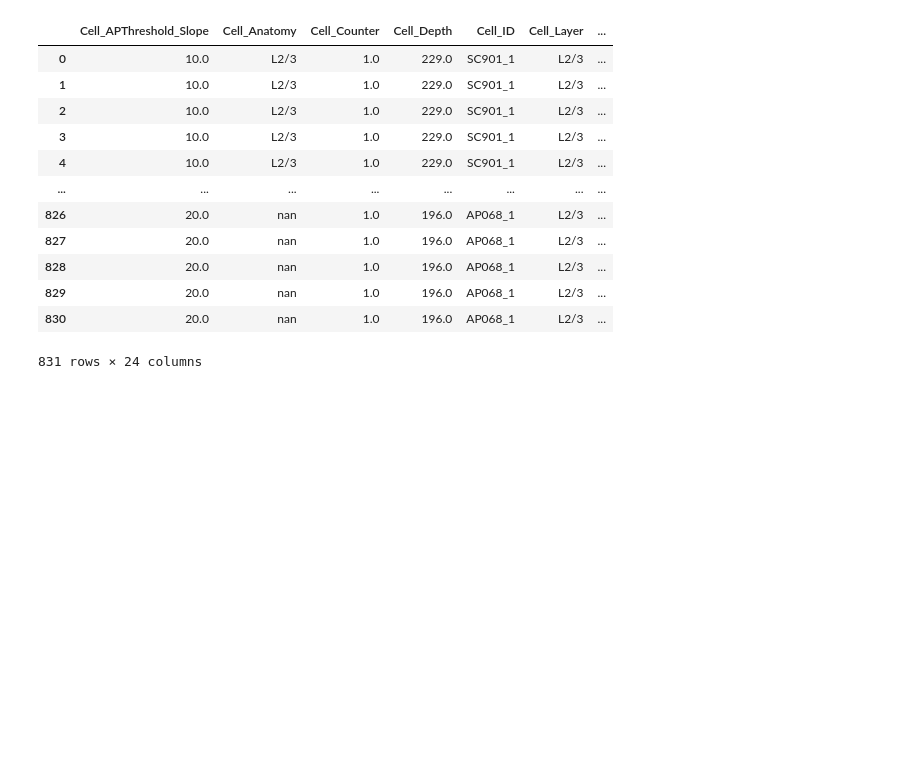
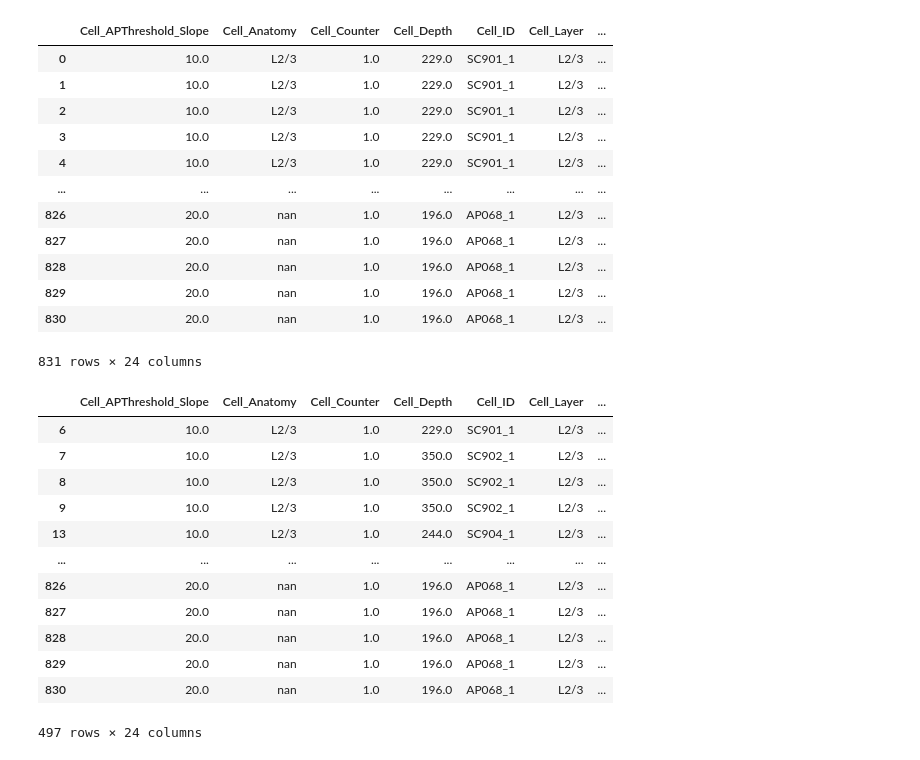
Before and after one commit to mariscoglio/bio482_cell_classifier, a Jupyter notebook: wesley.ipynb, the cells around one changed output. Saved outputs shown, nothing was run; the diff lists cells and outputs as text; code cells hidden in the pictures; blank space fills up the shorter version.

```diff
--- a/wesley.ipynb
+++ b/wesley.ipynb
@@ -22,0 +45,17 @@ from neurasort.bio482.helpers import Function_Detect_APs
+# %%
+data_free_whisking = raw_data[raw_data['Sweep_Type']=='free whisking']
+data_free_whisking
+# %% [output]
+|  | Cell_APThreshold_Slope | Cell_Anatomy | Cell_Counter | Cell_Depth | Cell_ID | Cell_Layer | ... |
+| 6 | 10.0 | L2/3 | 1.0 | 229.0 | SC901_1 | L2/3 | ... |
+| 7 | 10.0 | L2/3 | 1.0 | 350.0 | SC902_1 | L2/3 | ... |
+| 8 | 10.0 | L2/3 | 1.0 | 350.0 | SC902_1 | L2/3 | ... |
+| 9 | 10.0 | L2/3 | 1.0 | 350.0 | SC902_1 | L2/3 | ... |
+| 13 | 10.0 | L2/3 | 1.0 | 244.0 | SC904_1 | L2/3 | ... |
+| ... | ... | ... | ... | ... | ... | ... | ... |
+| 826 | 20.0 | nan | 1.0 | 196.0 | AP068_1 | L2/3 | ... |
+| 827 | 20.0 | nan | 1.0 | 196.0 | AP068_1 | L2/3 | ... |
+| 828 | 20.0 | nan | 1.0 | 196.0 | AP068_1 | L2/3 | ... |
+| 829 | 20.0 | nan | 1.0 | 196.0 | AP068_1 | L2/3 | ... |
+| 830 | 20.0 | nan | 1.0 | 196.0 | AP068_1 | L2/3 | ... |
+497 rows × 24 columns
```
Also changed, not shown: parts of 8 cells of this notebook.
